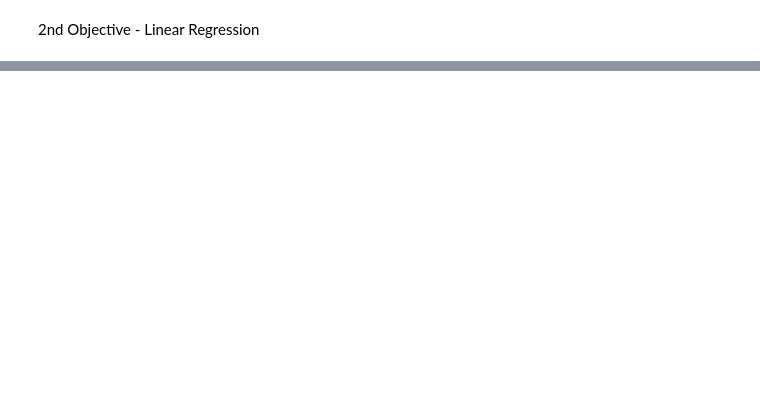
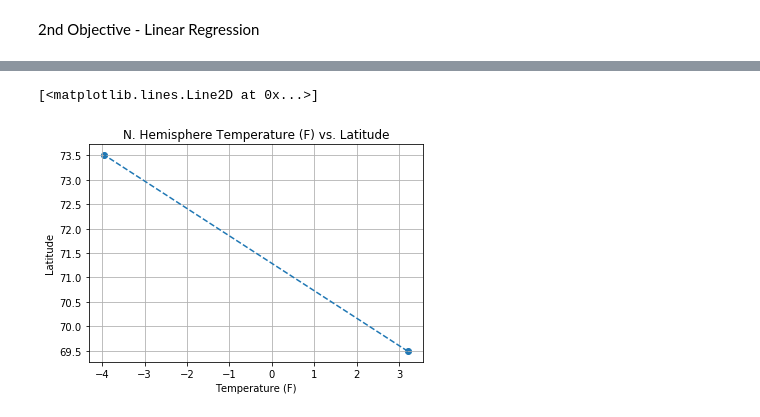
Before and after one commit to JKx2020/python-api-challenge, a Jupyter notebook: WeatherPy/weatherpy.ipynb, the cells around one changed output, grey strips where cells are left out. Saved outputs shown, nothing was run; the diff lists cells and outputs as text; code cells hidden in the pictures; blank space fills up the shorter version.

```diff
--- a/WeatherPy/weatherpy.ipynb
+++ b/WeatherPy/weatherpy.ipynb
@@ -195,6 +212,19 @@ s_cites_df = pd.DataFrame(s_cities)
 # %%
 #Linear regression on Northern Hemisphere - Temperature (F) vs. Latitude
 vc_slope, vc_int, vc_r, vc_p, vc_std_err = stats.linregress(n_cities_df["Temps"], n_cities_df["City Lat"])
+
+vc_fit_ntemp = vc_slope * n_cities_df["Temps"] + vc_int
+# %%
+#* N. Hemisphere Temperature (F) vs. Latitude w linear regression
+plt.scatter(n_cities_df["Temps"],n_cities_df["City Lat"], marker = "o")
+plt.title("N. Hemisphere Temperature (F) vs. Latitude")
+plt.xlabel("Temperature (F)")
+plt.ylabel("Latitude")
+plt.grid(True)
+plt.plot(n_cities_df["Temps"],vc_fit_ntemp,"--")
+# %% [output]
+[<matplotlib.lines.Line2D at 0x...>]
+[figure, added]
 # %%
 #Linear regression on Southern Hemisphere - Temperature (F) vs. Latitude
 vc_slope, vc_int, vc_r, vc_p, vc_std_err = stats.linregress(s_cities_df["Temps"], s_cities_df["City Lat"])
```
Also changed, not shown: parts of 20 cells of this notebook, 1 other file.
